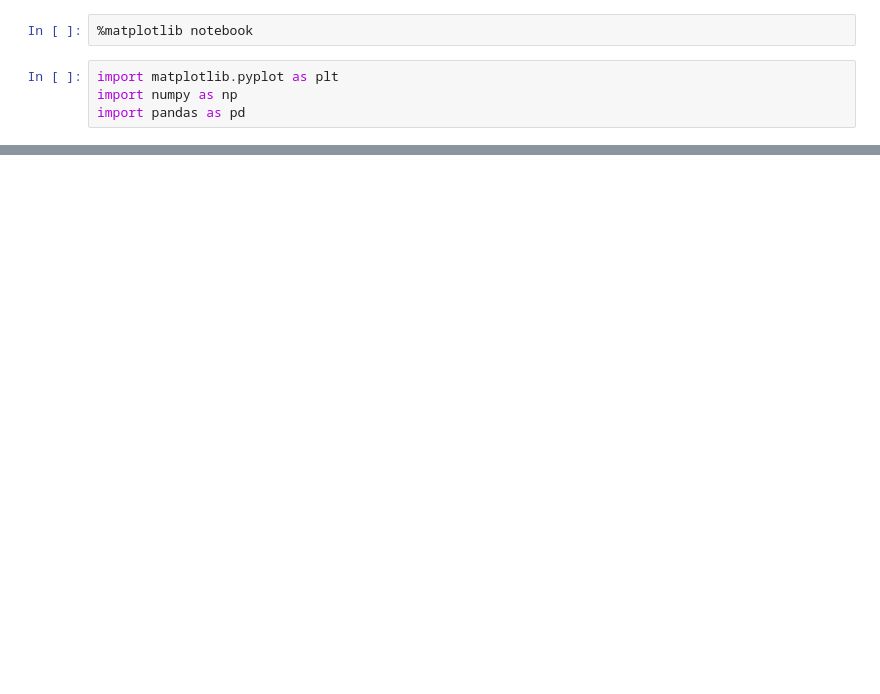
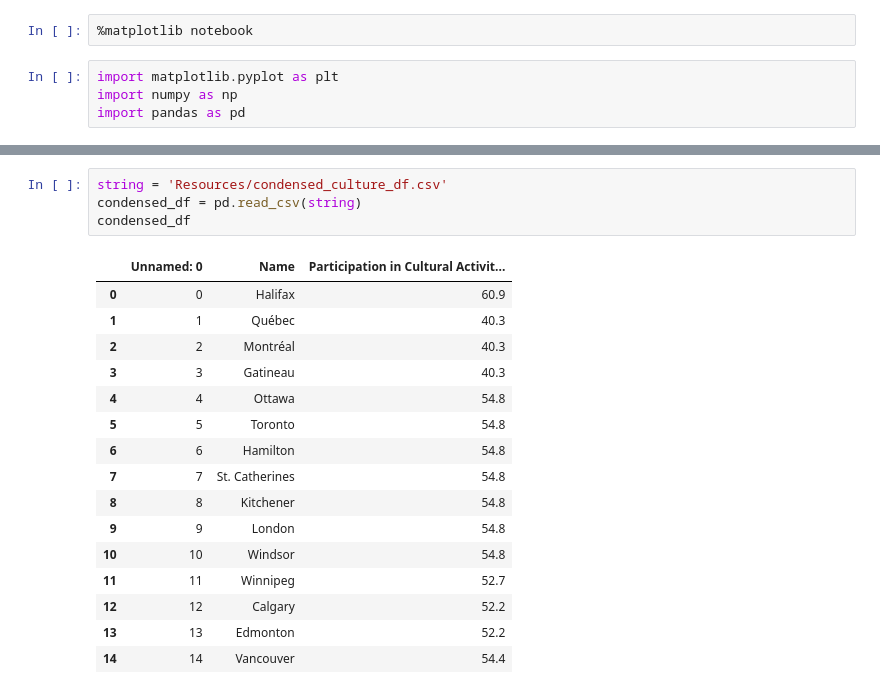
Before and after one commit to detmanski/Overview_Canada_Analysis, a Jupyter notebook: culture_visualizatons.ipynb, the cells around one changed output, grey strips where cells are left out. Cells and saved outputs as stored; diff of their text form; blank space fills up the shorter version.

```diff
--- a/culture_visualizatons.ipynb
+++ b/culture_visualizatons.ipynb
@@ -34,0 +58,21 @@ SyntaxError: invalid syntax (168135057.py, line 2)
+# %%
+string = 'Resources/condensed_culture_df.csv'
+condensed_df = pd.read_csv(string)
+condensed_df
+# %% [output]
+|  | Unnamed: 0 | Name | Participation in Cultural Activit... |
+| 0 | 0 | Halifax | 60.9 |
+| 1 | 1 | Québec | 40.3 |
+| 2 | 2 | Montréal | 40.3 |
+| 3 | 3 | Gatineau | 40.3 |
+| 4 | 4 | Ottawa | 54.8 |
+| 5 | 5 | Toronto | 54.8 |
+| 6 | 6 | Hamilton | 54.8 |
+| 7 | 7 | St. Catherines | 54.8 |
+| 8 | 8 | Kitchener | 54.8 |
+| 9 | 9 | London | 54.8 |
+| 10 | 10 | Windsor | 54.8 |
+| 11 | 11 | Winnipeg | 52.7 |
+| 12 | 12 | Calgary | 52.2 |
+| 13 | 13 | Edmonton | 52.2 |
+| 14 | 14 | Vancouver | 54.4 |
```
Also changed, not shown: parts of 8 cells of this notebook, 3 other files.
